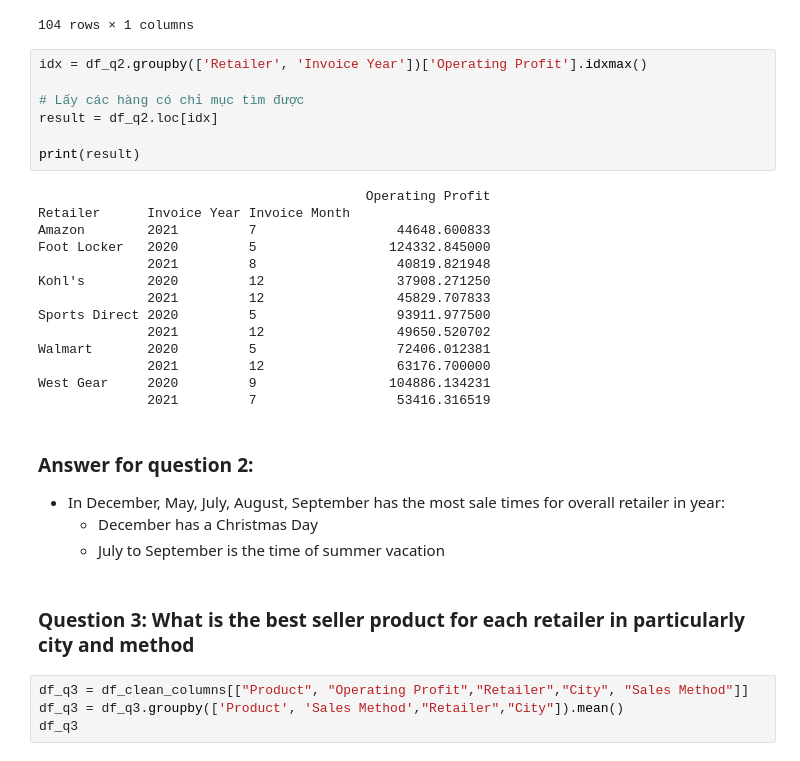
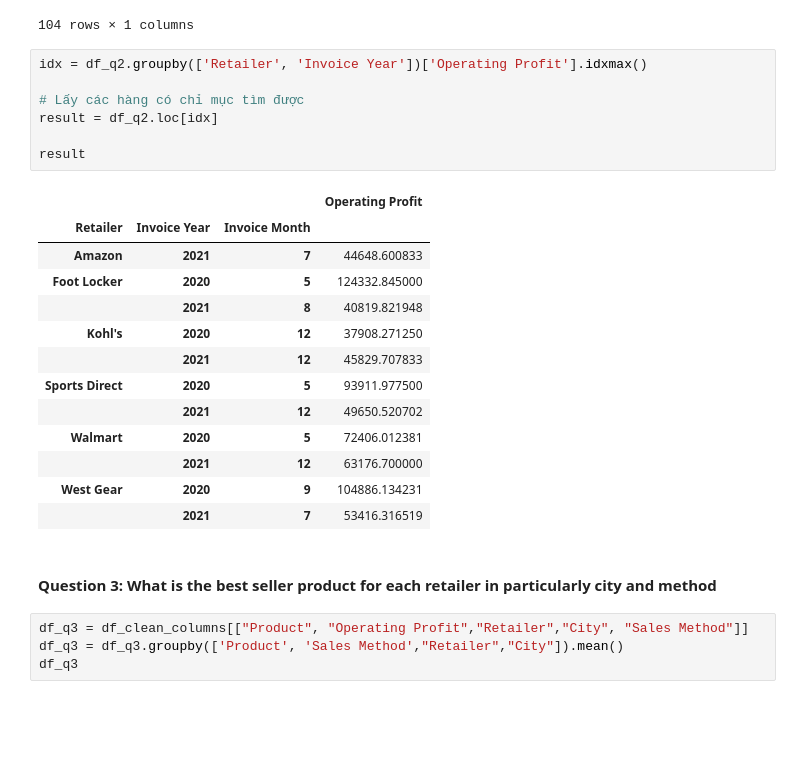
Before and after one commit to bipowerhcmcity/Adidas-Trending, a Jupyter notebook: adidas_us.ipynb, the cells around one changed output. Drawn from its saved outputs; the diff is of its cells as text; blank space fills up the shorter version.

```diff
--- a/adidas_us.ipynb
+++ b/adidas_us.ipynb
@@ -234,31 +225,26 @@ df_q2
 # %%
 idx = df_q2.groupby(['Retailer', 'Invoice Year'])['Operating Profit'].idxmax()
 
 # Lấy các hàng có chỉ mục tìm được
 result = df_q2.loc[idx]
 
-print(result)
+result
 # %% [output]
-                                          Operating Profit
-Retailer      Invoice Year Invoice Month
-Amazon        2021         7                  44648.600833
-Foot Locker   2020         5                 124332.845000
-              2021         8                  40819.821948
-Kohl's        2020         12                 37908.271250
-              2021         12                 45829.707833
-Sports Direct 2020         5                  93911.977500
-              2021         12                 49650.520702
-Walmart       2020         5                  72406.012381
-              2021         12                 63176.700000
-West Gear     2020         9                 104886.134231
-              2021         7                  53416.316519
+|  |  |  | Operating Profit |
+| Retailer | Invoice Year | Invoice Month |  |
+| Amazon | 2021 | 7 | 44648.600833 |
+| Foot Locker | 2020 | 5 | 124332.845000 |
+|  | 2021 | 8 | 40819.821948 |
+| Kohl's | 2020 | 12 | 37908.271250 |
+|  | 2021 | 12 | 45829.707833 |
+| Sports Direct | 2020 | 5 | 93911.977500 |
+|  | 2021 | 12 | 49650.520702 |
+| Walmart | 2020 | 5 | 72406.012381 |
+|  | 2021 | 12 | 63176.700000 |
+| West Gear | 2020 | 9 | 104886.134231 |
+|  | 2021 | 7 | 53416.316519 |
-# %% [markdown]
-### Answer for question 2:
-- In December, May, July, August, September has the most sale times for overall retailer in year:
-    - December has a Christmas Day
-    - July to September is the time of summer vacation
 # %% [markdown]
-### Question 3: What is the best seller product for each retailer in particularly city and method
+#### Question 3: What is the best seller product for each retailer in particularly city and method
 # %%
 df_q3 = df_clean_columns[["Product", "Operating Profit","Retailer","City", "Sales Method"]]
 df_q3 = df_q3.groupby(['Product', 'Sales Method',"Retailer","City"]).mean()
```
Also changed, not shown: parts of 17 cells of this notebook, 3 other files.
